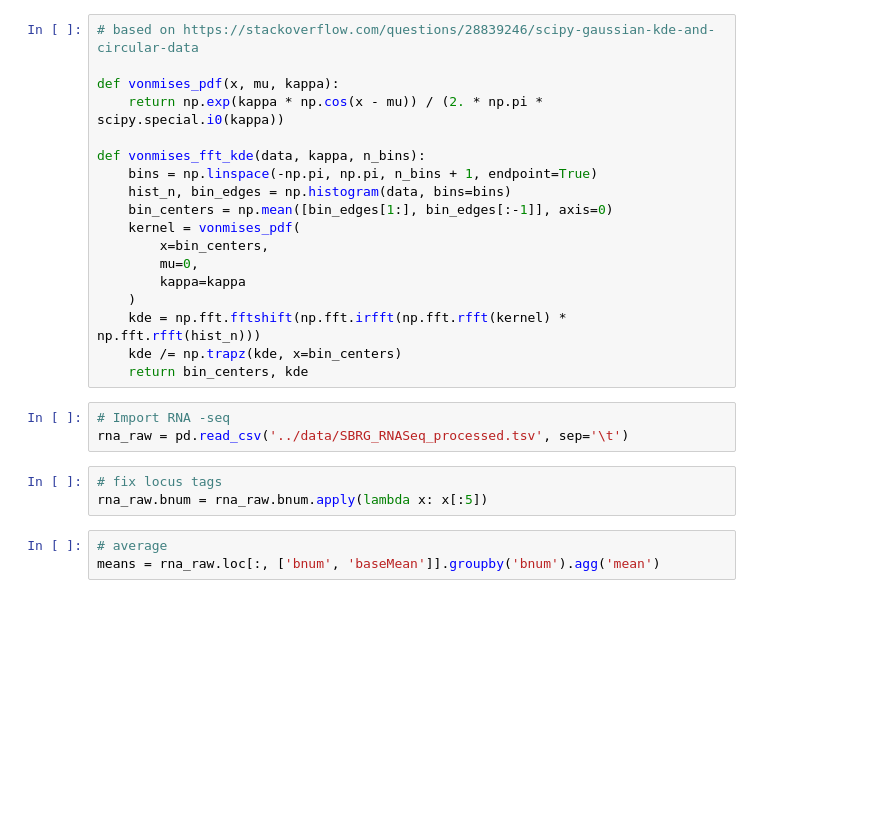
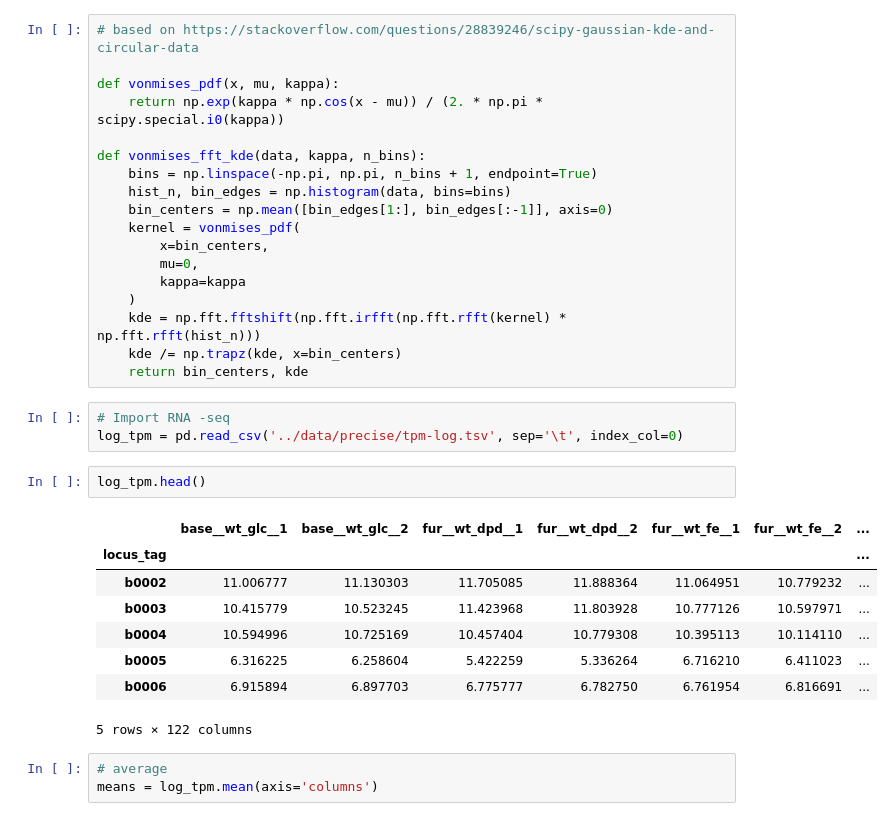
Before and after one commit to zakandrewking/y-ome, a Jupyter notebook: notebooks/18..01.23 Genome locations.ipynb, the cells around one changed output. Drawn from its saved outputs; the diff is of its cells as text; blank space fills up the shorter version.

```diff
--- a/notebooks/18..01.23 Genome locations.ipynb
+++ b/notebooks/18..01.23 Genome locations.ipynb
@@ -86,11 +88,19 @@ def vonmises_fft_kde(data, kappa, n_bins):
     return bin_centers, kde
 # %%
 # Import RNA -seq
-rna_raw = pd.read_csv('../data/SBRG_RNASeq_processed.tsv', sep='\t')
+log_tpm = pd.read_csv('../data/precise/tpm-log.tsv', sep='\t', index_col=0)
-# %%
-# fix locus tags
-rna_raw.bnum = rna_raw.bnum.apply(lambda x: x[:5])
-# %%
-# average
-means = rna_raw.loc[:, ['bnum', 'baseMean']].groupby('bnum').agg('mean')
+# %%
+log_tpm.head()
+# %% [output]
+|  | base__wt_glc__1 | base__wt_glc__2 | fur__wt_dpd__1 | fur__wt_dpd__2 | fur__wt_fe__1 | fur__wt_fe__2 | ... |
+| locus_tag |  |  |  |  |  |  | ... |
+| b0002 | 11.006777 | 11.130303 | 11.705085 | 11.888364 | 11.064951 | 10.779232 | ... |
+| b0003 | 10.415779 | 10.523245 | 11.423968 | 11.803928 | 10.777126 | 10.597971 | ... |
+| b0004 | 10.594996 | 10.725169 | 10.457404 | 10.779308 | 10.395113 | 10.114110 | ... |
+| b0005 | 6.316225 | 6.258604 | 5.422259 | 5.336264 | 6.716210 | 6.411023 | ... |
+| b0006 | 6.915894 | 6.897703 | 6.775777 | 6.782750 | 6.761954 | 6.816691 | ... |
+5 rows × 122 columns
+# %%
+# average
+means = log_tpm.mean(axis='columns')
 # %%
```
Also changed, not shown: parts of 12 cells of this notebook, 4 other files.
